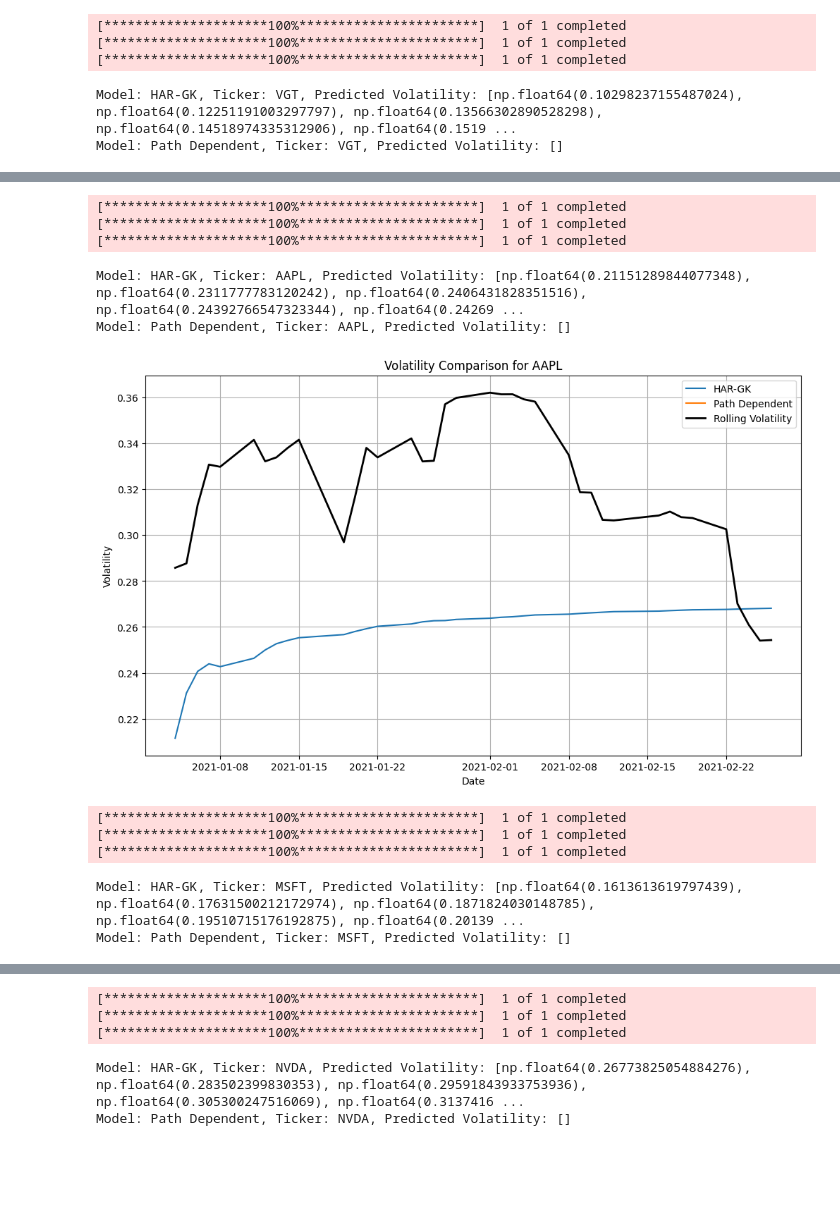
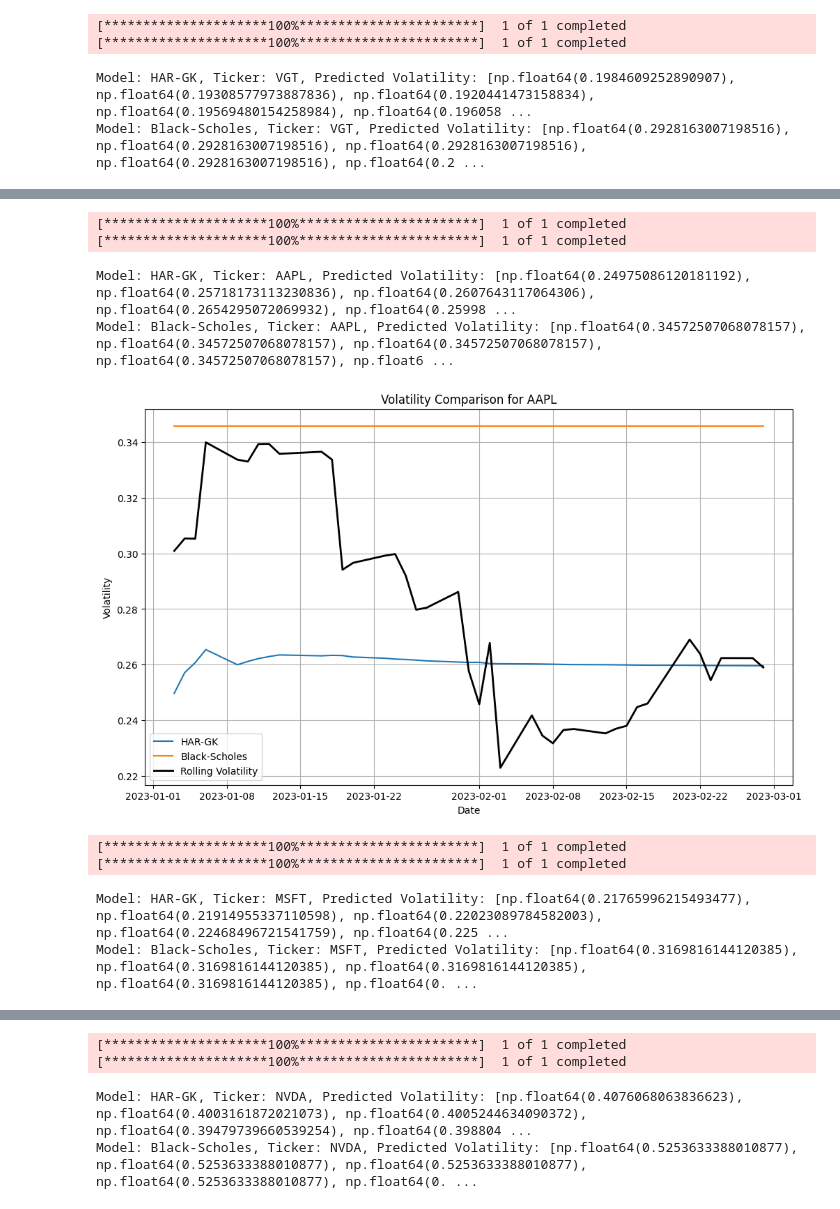
Before and after one commit to abkis/erdos-2026-volatility-models, a Jupyter notebook: main.ipynb, the cells around one changed output, grey strips where cells are left out. Drawn from its saved outputs; the diff is of its cells as text; code cells hidden in the pictures; blank space fills up the shorter version.

```diff
--- a/main.ipynb
+++ b/main.ipynb
@@ -1,66 +1,22 @@
 # %%
 import main
-import models.HAR_GK
-import models.garch_model
-import models.path_dependent_volatility_model
-import models.RF_model
-import models.BS_model
 import importlib
 
-## We can remove this in the final version, it helps me work on the main file and this simultaneously
-importlib.reload(models.HAR_GK)
-importlib.reload(models.garch_model)
-importlib.reload(models.path_dependent_volatility_model)
-importlib.reload(models.RF_model)
-importlib.reload(models.BS_model)
 importlib.reload(main)
 
+## Unstable stock data
 
+## Data
 tickers = ['VGT', 'AAPL', 'MSFT', 'NVDA']
 start_date = '2019-01-01'
-end_date = '2021-01-01'
-start_date_predict = end_date
-end_date_predict = '2021-03-01'
+split_date = '2023-01-01'
+end_date_predict = '2023-03-01'
 
-## The first variable is str for how you want the label to appear
-## The second variable is the name of the model file.
+Compare = main.compare_all_models(tickers, [start_date, split_date, end_date_predict])
 
-models_names = {"HAR-GK": models.HAR_GK   , "Path Dependent": models.path_dependent_volatility_model} #, "Black-Scholes": models.BS_model}
-
-### all_results stores the MSE(mean squared error) and QLIKE(Quasi-likelihood) for each ticker and model combination.
-all_results = {}
-
-## Running the loop for each ticker
-
-for ticker in tickers:
-
-    ## Calling the download_data class tp get the data for the ticker and date range.
-
-    df = main.dowloand_data(ticker, start_date, end_date, start_date_predict, end_date_predict)
-    data = df.training_data()
-
-    ## Running the for each model
-    model_vol  = {}
-
-    for model_name in models_names:
-        fits = models_names[model_name].fit(data, start_date_predict, end_date_predict)
-        predicted_volatility = fits.test()
-
-        model_vol[model_name] = predicted_volatility
-        print(f"Model: {model_name}, Ticker: {ticker}, Predicted Volatility: {predicted_volatility}")
-
-    Compare = main.compare_models(ticker, model_vol, df.rolling_volatility(), start_date_predict, end_date_predict)
-
-    Compare.plot_models()
-    all_results[(ticker, "MSE")] = Compare.MSE()
-    all_results[(ticker, "QLIKE")] = Compare.QLIKE()
-
-
-
-main.plot_table_all(all_results)
+Compare.compute_metrics()
 # %% [output]
 [*********************100%***********************]  1 of 1 completed
 [*********************100%***********************]  1 of 1 completed
-[*********************100%***********************]  1 of 1 completed
-Model: HAR-GK, Ticker: VGT, Predicted Volatility: [np.float64(0.10298237155487024), np.float64(0.12251191003297797), np.float64(0.13566302890528298), np.float64(0.14518974335312906), np.float64(0.1519 ...
-Model: Path Dependent, Ticker: VGT, Predicted Volatility: []
+Model: HAR-GK, Ticker: VGT, Predicted Volatility: [np.float64(0.1984609252890907), np.float64(0.19308577973887836), np.float64(0.1920441473158834), np.float64(0.19569480154258984), np.float64(0.196058 ...
+Model: Black-Scholes, Ticker: VGT, Predicted Volatility: [np.float64(0.2928163007198516), np.float64(0.2928163007198516), np.float64(0.2928163007198516), np.float64(0.2928163007198516), np.float64(0.2 ...
@@ -68,11 +24,9 @@ Model: Path Dependent, Ticker: VGT, Predicted Volatility: []
 [*********************100%***********************]  1 of 1 completed
 [*********************100%***********************]  1 of 1 completed
-[*********************100%***********************]  1 of 1 completed
-Model: HAR-GK, Ticker: AAPL, Predicted Volatility: [np.float64(0.21151289844077348), np.float64(0.2311777783120242), np.float64(0.2406431828351516), np.float64(0.24392766547323344), np.float64(0.24269 ...
-Model: Path Dependent, Ticker: AAPL, Predicted Volatility: []
+Model: HAR-GK, Ticker: AAPL, Predicted Volatility: [np.float64(0.24975086120181192), np.float64(0.25718173113230836), np.float64(0.2607643117064306), np.float64(0.2654295072069932), np.float64(0.25998 ...
+Model: Black-Scholes, Ticker: AAPL, Predicted Volatility: [np.float64(0.34572507068078157), np.float64(0.34572507068078157), np.float64(0.34572507068078157), np.float64(0.34572507068078157), np.float6 ...
-[figure, old version]
+[figure, new version]
 [*********************100%***********************]  1 of 1 completed
 [*********************100%***********************]  1 of 1 completed
-[*********************100%***********************]  1 of 1 completed
-Model: HAR-GK, Ticker: MSFT, Predicted Volatility: [np.float64(0.1613613619797439), np.float64(0.17631500212172974), np.float64(0.1871824030148785), np.float64(0.19510715176192875), np.float64(0.20139 ...
-Model: Path Dependent, Ticker: MSFT, Predicted Volatility: []
+Model: HAR-GK, Ticker: MSFT, Predicted Volatility: [np.float64(0.21765996215493477), np.float64(0.21914955337110598), np.float64(0.22023089784582003), np.float64(0.22468496721541759), np.float64(0.225 ...
+Model: Black-Scholes, Ticker: MSFT, Predicted Volatility: [np.float64(0.3169816144120385), np.float64(0.3169816144120385), np.float64(0.3169816144120385), np.float64(0.3169816144120385), np.float64(0. ...
@@ -80,5 +34,4 @@ Model: Path Dependent, Ticker: MSFT, Predicted Volatility: []
 [*********************100%***********************]  1 of 1 completed
 [*********************100%***********************]  1 of 1 completed
-[*********************100%***********************]  1 of 1 completed
-Model: HAR-GK, Ticker: NVDA, Predicted Volatility: [np.float64(0.26773825054884276), np.float64(0.283502399830353), np.float64(0.29591843933753936), np.float64(0.305300247516069), np.float64(0.3137416 ...
-Model: Path Dependent, Ticker: NVDA, Predicted Volatility: []
+Model: HAR-GK, Ticker: NVDA, Predicted Volatility: [np.float64(0.4076068063836623), np.float64(0.4003161872021073), np.float64(0.4005244634090372), np.float64(0.39479739660539254), np.float64(0.398804 ...
+Model: Black-Scholes, Ticker: NVDA, Predicted Volatility: [np.float64(0.5253633388010877), np.float64(0.5253633388010877), np.float64(0.5253633388010877), np.float64(0.5253633388010877), np.float64(0. ...
```
Also changed, not shown: parts of 1 cell of this notebook, 1 other file.
